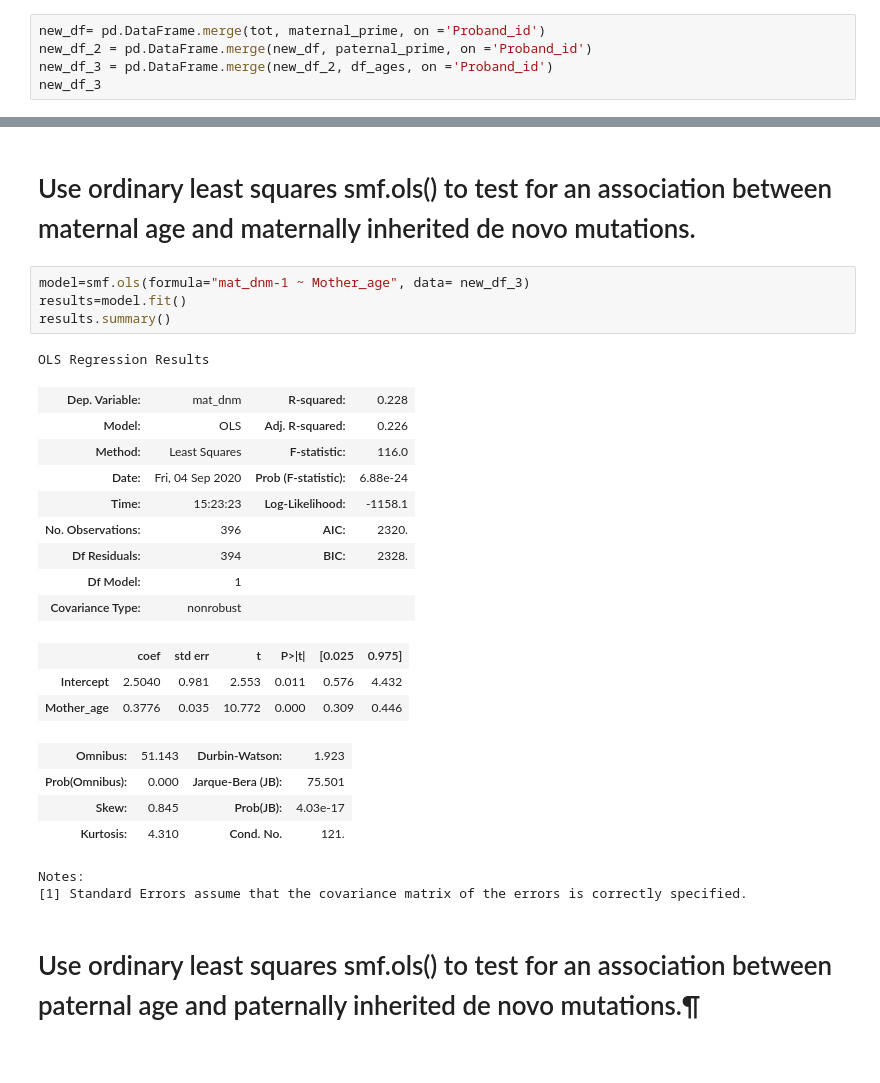
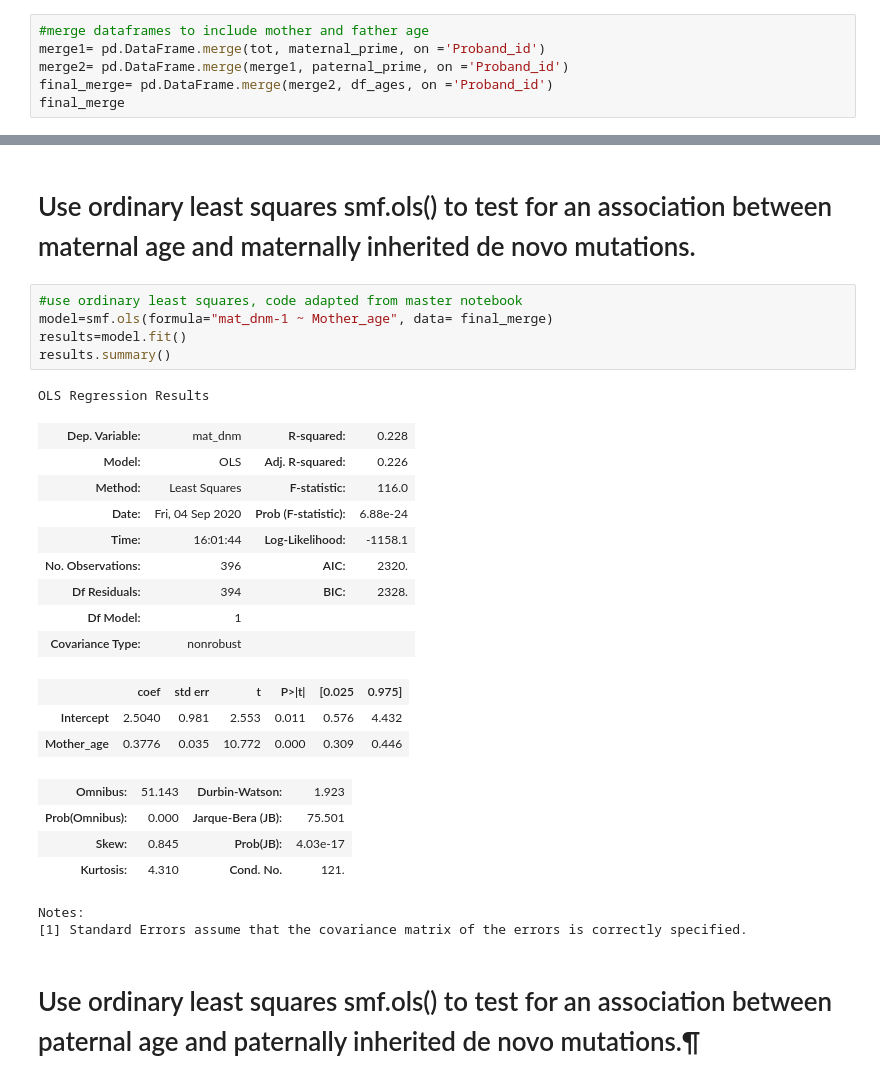
Before and after one commit to agold-15/qbb2020-answers, a Jupyter notebook: day5-lunch/day5-lunch.ipynb, the cells around one changed output, grey strips where cells are left out. Saved outputs shown, nothing was run; the diff lists cells and outputs as text.

```diff
--- a/day5-lunch/day5-lunch.ipynb
+++ b/day5-lunch/day5-lunch.ipynb
@@ -36,10 +41,11 @@ paternal_prime=pd.DataFrame(df['Proband_id'][df["Phase_combined"] == "father"].v
 # %% [markdown]
 # merge dataframes
 # %%
-new_df= pd.DataFrame.merge(tot, maternal_prime, on ='Proband_id')
-new_df_2 = pd.DataFrame.merge(new_df, paternal_prime, on ='Proband_id')
-new_df_3 = pd.DataFrame.merge(new_df_2, df_ages, on ='Proband_id')
-new_df_3
+#merge dataframes to include mother and father age
+merge1= pd.DataFrame.merge(tot, maternal_prime, on ='Proband_id')
+merge2= pd.DataFrame.merge(merge1, paternal_prime, on ='Proband_id')
+final_merge= pd.DataFrame.merge(merge2, df_ages, on ='Proband_id')
+final_merge
 # %% [output]
 |  | Proband_id | tot_dnm | mat_dnm | pat_dnm | Father_age | Mother_age |
 | 0 | 91410 | 122 | 10 | 111 | 51 | 34 |
@@ -74,16 +81,17 @@ ax.scatter(x=new_df_3['pat_dnm'], y=new_df_3['Father_age'])
 # %% [markdown]
 # Use ordinary least squares smf.ols() to test for an association between maternal age and maternally inherited de novo mutations.
 # %%
-model=smf.ols(formula="mat_dnm-1 ~ Mother_age", data= new_df_3)
+#use ordinary least squares, code adapted from master notebook
+model=smf.ols(formula="mat_dnm-1 ~ Mother_age", data= final_merge)
 results=model.fit()
 results.summary()
 # %% [output]
 OLS Regression Results
 | Dep. Variable: | mat_dnm | R-squared: | 0.228 |
 | Model: | OLS | Adj. R-squared: | 0.226 |
 | Method: | Least Squares | F-statistic: | 116.0 |
 | Date: | Fri, 04 Sep 2020 | Prob (F-statistic): | 6.88e-24 |
-| Time: | 15:23:23 | Log-Likelihood: | -1158.1 |
+| Time: | 16:01:44 | Log-Likelihood: | -1158.1 |
 | No. Observations: | 396 | AIC: | 2320. |
 | Df Residuals: | 394 | BIC: | 2328. |
 | Df Model: | 1 |  |  |
```
Also changed, not shown: parts of 7 cells of this notebook.
